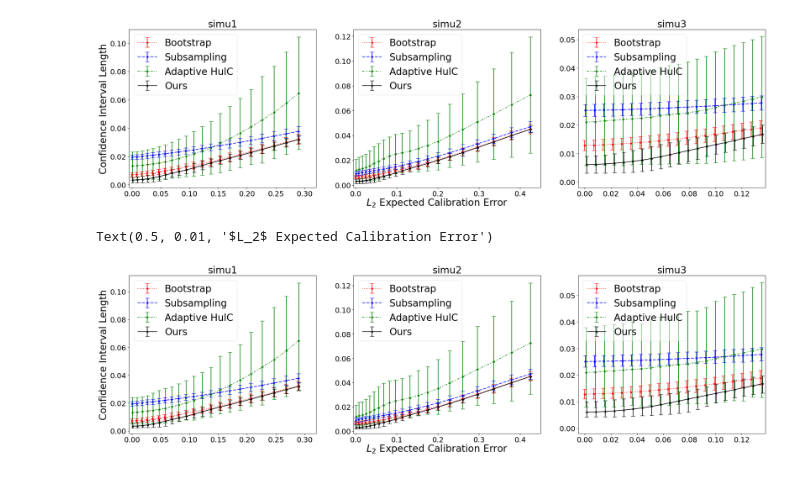
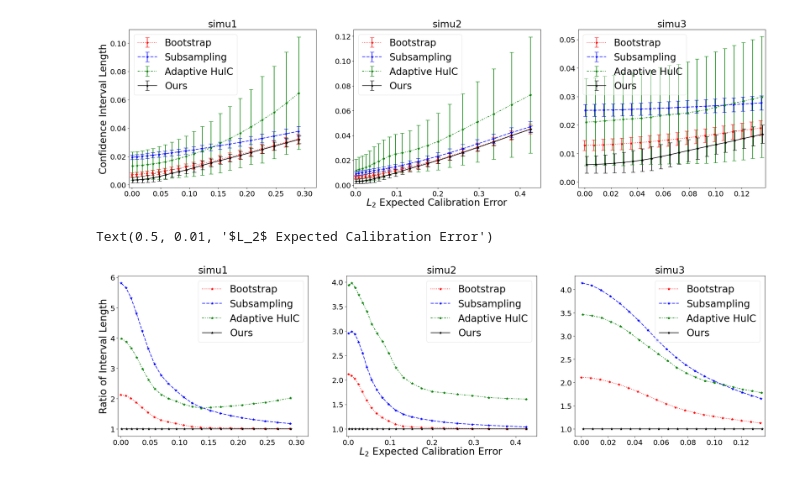
Before and after one commit to sylydya/CI-ECE, a Jupyter notebook: experiments/plot.ipynb, the cells around one changed output. Cells and saved outputs as stored; diff of their text form; code cells hidden in the pictures.

Commit message:
update plot

```diff
--- a/experiments/plot.ipynb
+++ b/experiments/plot.ipynb
@@ -433,24 +433,19 @@ Text(0.5, 0.01, '$L_2$ Expected Calibration Error')
 # %%
 cm = 1/2.54
 figsize=(24*3*cm,18*cm)
 fig, axs = plt.subplots(1, 3, figsize=figsize)
 
 for setting_index, setting_name in enumerate(settings):
     for name_index, name in enumerate(plot_coverage_dict):
-        temp_middle = plot_interval_dict[name][setting_name]
-        temp_lower = plot_interval_dict[name][setting_name] - np.array(plot_interval_lower_quantile_dict[name][setting_name])
-        temp_upper = np.array(plot_interval_upper_quantile_dict[name][setting_name]) - plot_interval_dict[name][setting_name]
-        temp_error = np.stack([temp_lower, temp_upper])
-        axs[setting_index].errorbar(plot_ece_dict[name][setting_name] + 0.0005 * name_index, temp_middle, yerr=temp_error ,fmt="{}*".format(color_dict[name]), ls=line_style_dict[name], capsize=5 ,label=name)
+        axs[setting_index].plot(plot_ece_dict[name][setting_name] + 0.0005 * name_index, np.array(plot_interval_dict[name][setting_name]) / np.array(plot_interval_dict["Ours"][setting_name]) , "{}*".format(color_dict[name]), linestyle=line_style_dict[name],label=name)
     axs[setting_index].set_title(setting_name, fontsize=24)
     if setting_index == 0:
-        axs[setting_index].set_ylabel("Confidence Interval Length", fontsize=24)
+        axs[setting_index].set_ylabel("Ratio of Interval Length", fontsize=24)
     axs[setting_index].set_xticks(xticks_dict[setting_name])
     axs[setting_index].set_xlim(-0.005, xlim_dict[setting_name])
-    axs[setting_index].set_ylim(-0.002)
     axs[setting_index].tick_params(axis='both', which='major', labelsize=18)
-    axs[setting_index].legend(loc="upper left",  fontsize=24, framealpha=0.5)
+    axs[setting_index].legend(loc="upper right",  fontsize=24, framealpha=0.5)
 fig.supxlabel(r"$L_2$ Expected Calibration Error", fontsize=24)
 # %% [output]
 Text(0.5, 0.01, '$L_2$ Expected Calibration Error')
-[figure, old version]
+[figure, new version]
```
